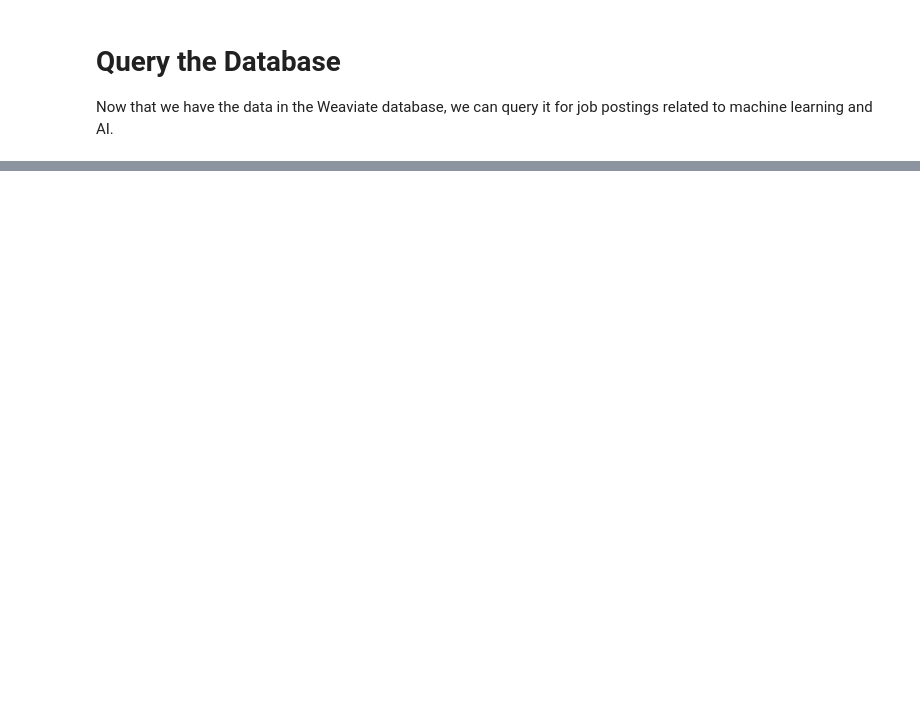
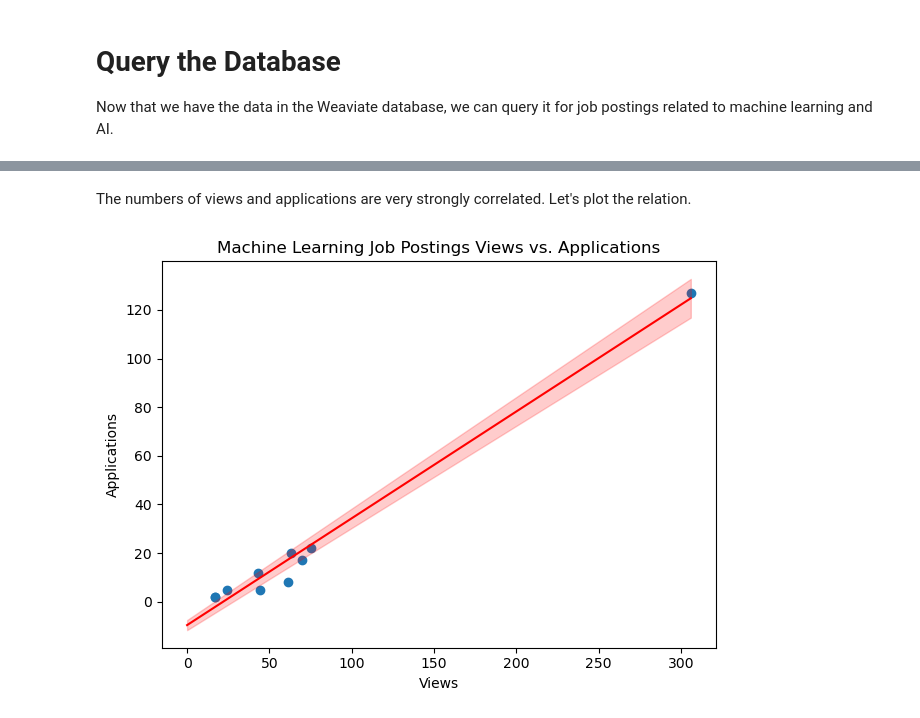
Before and after one commit to WillPugs/weaviate-application, a Jupyter notebook: workflow.ipynb, the cells around one changed output, grey strips where cells are left out. Drawn from its saved outputs; the diff is of its cells as text; code cells hidden in the pictures; blank space fills up the shorter version.

```diff
--- a/workflow.ipynb
+++ b/workflow.ipynb
@@ -144,9 +145,8 @@ memory usage: 472.5+ KB
 client = weaviate.connect_to_weaviate_cloud(
     cluster_url=secrets["WCD_URL"],
     auth_credentials=weaviate.auth.AuthApiKey(secrets["WCD_API_KEY"]),
-    headers={
-        "X-OpenAI-Api-Key": secrets["OPENAI_API_KEY"]
-    }
+    headers={"X-Cohere-Api-Key": secrets["COHERE_API_KEY"]}
+    #headers={"X-OpenAI-Api-Key": secrets["OPENAI_API_KEY"]}
 )
 # %%
 #create the collection
@@ -201,0 +230,12 @@ WeaviateQueryError: Query call with protocol GRPC search failed with message exp
+# %%
+ml_df = pd.DataFrame()
+for col in df_postings.columns:
+    ml_df[col] = pd.Series([post.properties[col] for post in ml_responses.objects])
+# %%
+#encode categorical
+experience_labels ={
+    "Internship": 0,
+    "Entry level": 1,
+    "Mid-Senior level": 2
+}
+ml_df["experience_level_encoded"] = [experience_labels[entry] for entry in ml_df["formatted_experience_level"]]
@@ -201,0 +261,30 @@ WeaviateQueryError: Query call with protocol GRPC search failed with message exp
+# %% [markdown]
+The numbers of views and applications are very strongly correlated. Let's plot the relation.
+# %%
+plt.figure()
+
+views = ml_df['views'].to_numpy()
+applies = ml_df['applies'].to_numpy()
+
+plt.scatter(views, applies)
+
+regression_results = linregress(views, applies) #linear regression between views and applications
+
+#plot the line of best fit
+x_plot = np.array([0, np.max(views)])
+y_plot = regression_results.slope*x_plot + regression_results.intercept
+plt.plot(x_plot, y_plot, marker='', ls='-', color='r')
+
+#plot area of error
+y_upper = (regression_results.slope + regression_results.stderr)*x_plot + regression_results.intercept + regression_results.intercept_stderr
+y_lower = (regression_results.slope - regression_results.stderr)*x_plot + regression_results.intercept - regression_results.intercept_stderr
+plt.fill_between(x_plot, y_lower, y_upper, color='r', alpha=0.2)
+
+
+plt.xlabel("Views")
+plt.ylabel("Applications")
+plt.title("Machine Learning Job Postings Views vs. Applications")
+plt.tight_layout()
+plt.show()
+# %% [output]
+[figure, added]
```
Also changed, not shown: parts of 21 cells of this notebook.
